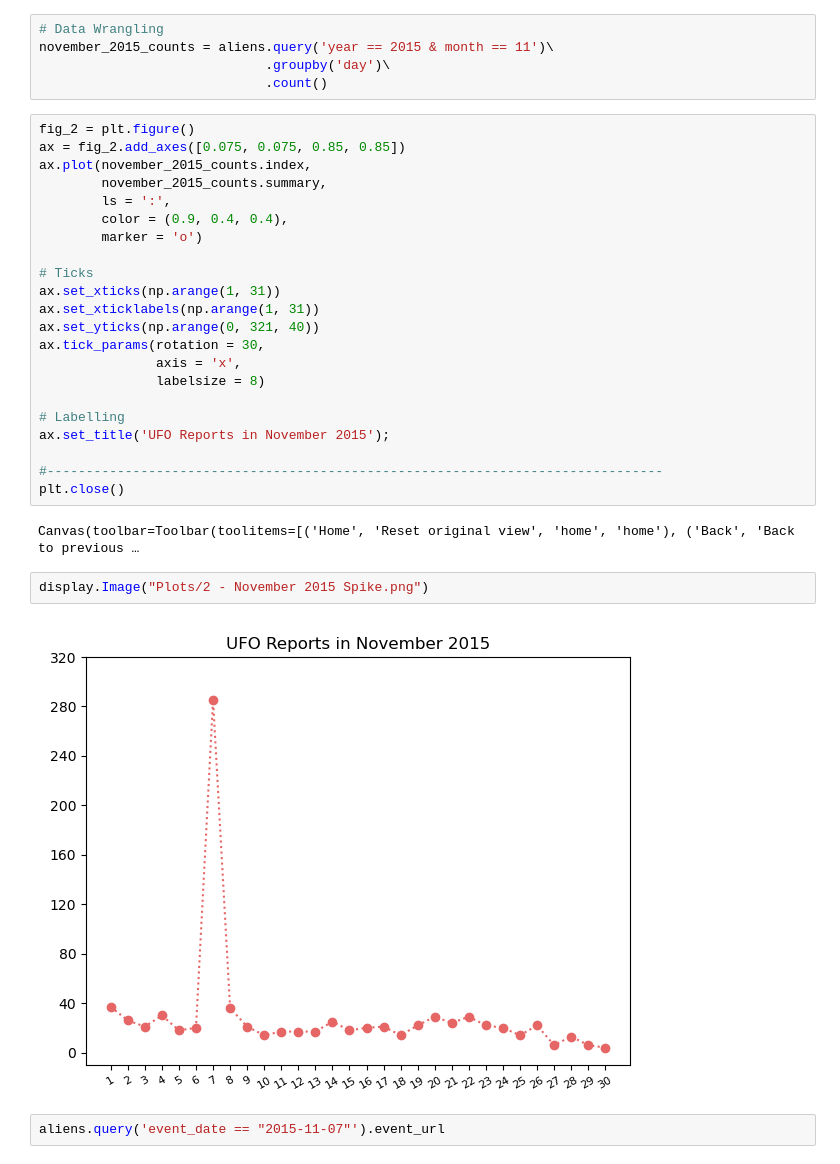
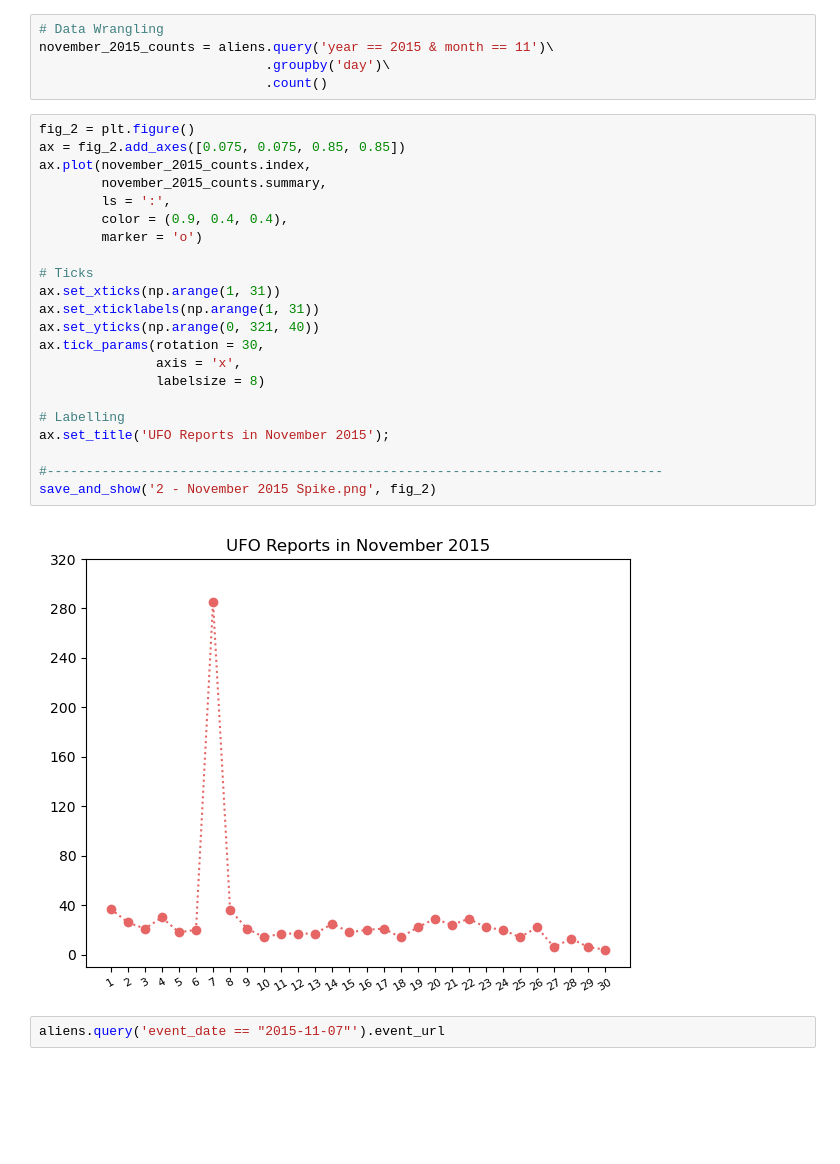
Before and after one commit to LinkWentz/UFO-Report-2021, a Jupyter notebook: Data Exploration.ipynb, the cells around one changed output. Cells and saved outputs as stored; diff of their text form; blank space fills up the shorter version.

```diff
--- a/Data Exploration.ipynb
+++ b/Data Exploration.ipynb
@@ -430,31 +433,27 @@ november_2015_counts = aliens.query('year == 2015 & month == 11')\
 # %%
 fig_2 = plt.figure()
 ax = fig_2.add_axes([0.075, 0.075, 0.85, 0.85])
 ax.plot(november_2015_counts.index,
         november_2015_counts.summary,
         ls = ':',
         color = (0.9, 0.4, 0.4),
         marker = 'o')
 
 # Ticks
 ax.set_xticks(np.arange(1, 31))
 ax.set_xticklabels(np.arange(1, 31))
 ax.set_yticks(np.arange(0, 321, 40))
 ax.tick_params(rotation = 30,
                axis = 'x',
                labelsize = 8)
 
 # Labelling
 ax.set_title('UFO Reports in November 2015');
 
 #-------------------------------------------------------------------------------
-plt.close()
+save_and_show('2 - November 2015 Spike.png', fig_2)
 # %% [output]
-Canvas(toolbar=Toolbar(toolitems=[('Home', 'Reset original view', 'home', 'home'), ('Back', 'Back to previous …
+[figure, added]
-# %%
-display.Image("Plots/2 - November 2015 Spike.png")
-# %% [output]
-[figure, removed]
 # %%
 aliens.query('event_date == "2015-11-07"').event_url
 # %% [output]
```
Also changed, not shown: parts of 16 cells of this notebook, 7 other files.
